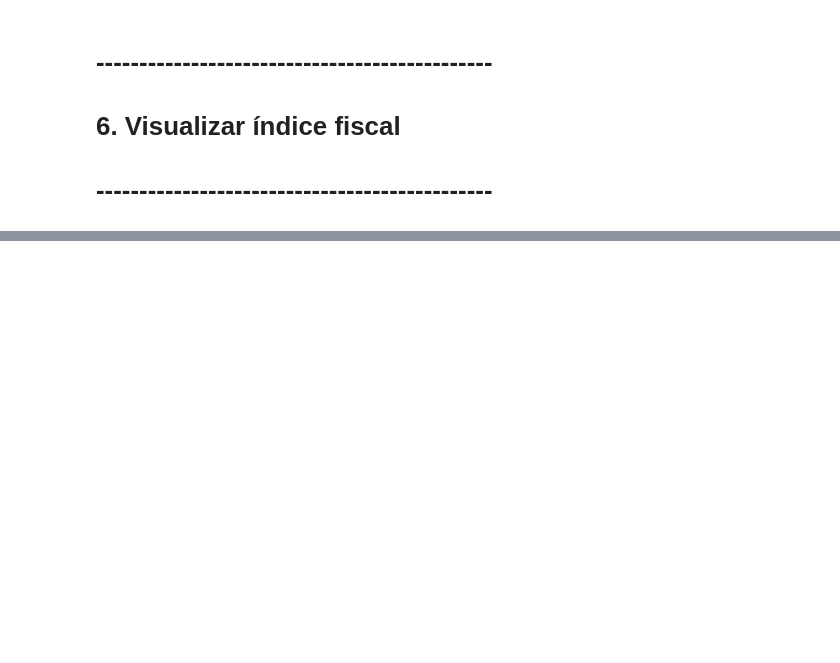
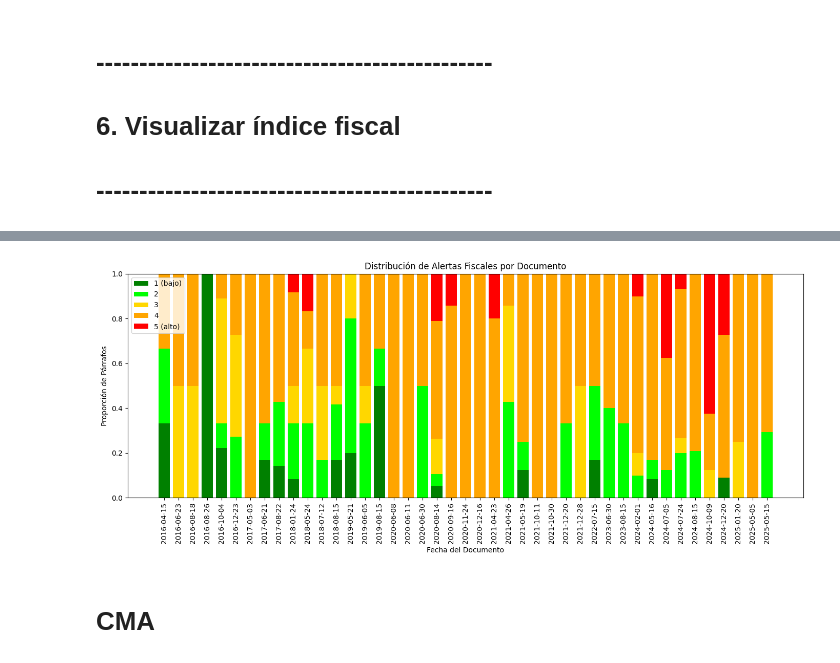
Before and after one commit to JasonCruz18/fiscal_tone, a Jupyter notebook: llm.ipynb, the cells around one changed output, grey strips where cells are left out. Saved outputs shown, nothing was run; the diff lists cells and outputs as text; code cells hidden in the pictures; blank space fills up the shorter version.

```diff
--- a/llm.ipynb
+++ b/llm.ipynb
@@ -221,0 +402,36 @@ plt.show()
+# %%
+import matplotlib.pyplot as plt
+import numpy as np
+
+# Ordena y convierte fechas a string
+df_plot = df_doc_summary.sort_values('date')
+df_plot['date_str'] = df_plot['date'].dt.strftime('%Y-%m-%d')
+
+# Datos para apilamiento
+x = np.arange(len(df_plot))
+scores = ['score_1', 'score_2', 'score_3', 'score_4', 'score_5']
+colors = ['green', 'lime', 'gold', 'orange', 'red']
+labels = ['1 (bajo)', '2', '3', '4', '5 (alto)']
+
+# Inicializa el fondo de cada barra en 0
+bottom = np.zeros(len(df_plot))
+
+plt.figure(figsize=(14, 6))
+
+# Graficar cada score como una capa apilada
+for i, score in enumerate(scores):
+    plt.bar(x, df_plot[score], bottom=bottom, label=labels[i], color=colors[i])
+    bottom += df_plot[score].values
+
+# Ajustes finales
+plt.xticks(x, df_plot['date_str'], rotation=90)
+plt.legend(loc='upper left')
+plt.title("Distribución de Alertas Fiscales por Documento")
+plt.xlabel("Fecha del Documento")
+plt.ylabel("Proporción de Párrafos")
+plt.tight_layout()
+plt.show()
+# %% [output]
+[figure, added]
+# %% [markdown]
+# CMA
```
Also changed, not shown: parts of 41 cells of this notebook, 44 other files.
